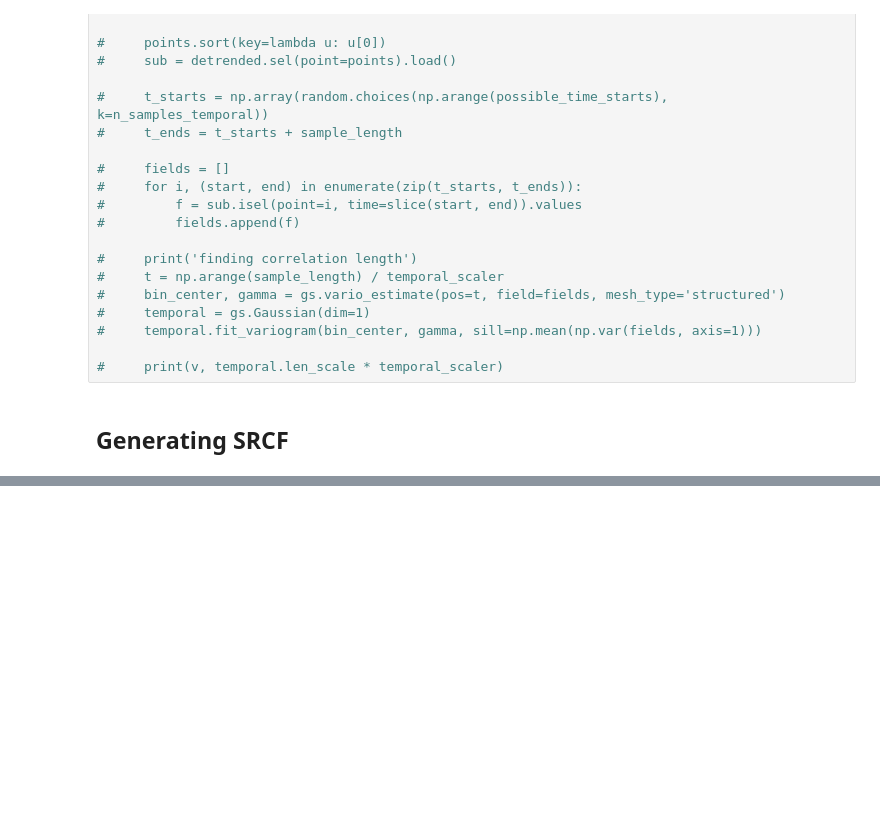
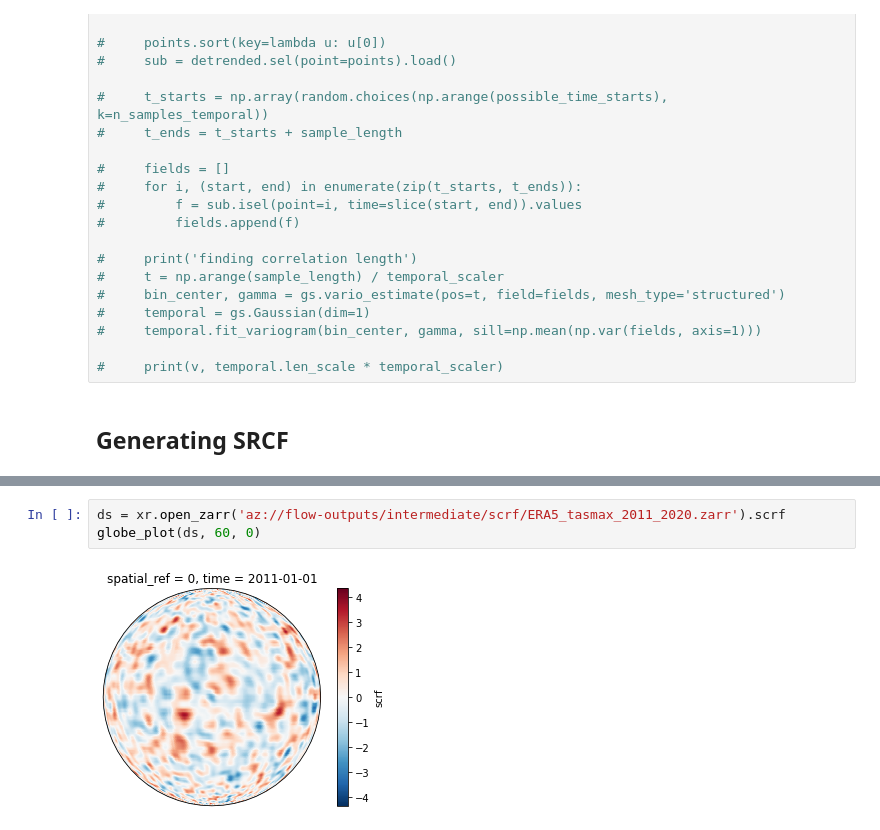
Before and after one commit to carbonplan/cmip6-downscaling, a Jupyter notebook: notebooks/scrf.ipynb, the cells around one changed output, grey strips where cells are left out. Cells and saved outputs as stored; diff of their text form; blank space fills up the shorter version.

```diff
--- a/notebooks/scrf.ipynb
+++ b/notebooks/scrf.ipynb
@@ -742,0 +470,5 @@ ds.nbytes / 1e9
+# %%
+ds = xr.open_zarr('az://flow-outputs/intermediate/scrf/ERA5_tasmax_2011_2020.zarr').scrf
+globe_plot(ds, 60, 0)
+# %% [output]
+[figure, added]
```
Also changed, not shown: parts of 56 cells of this notebook.
